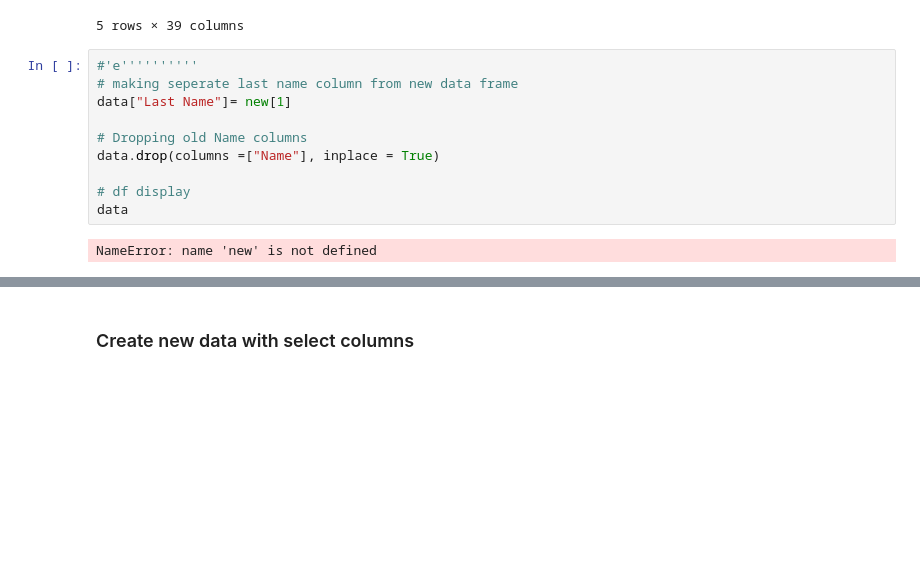
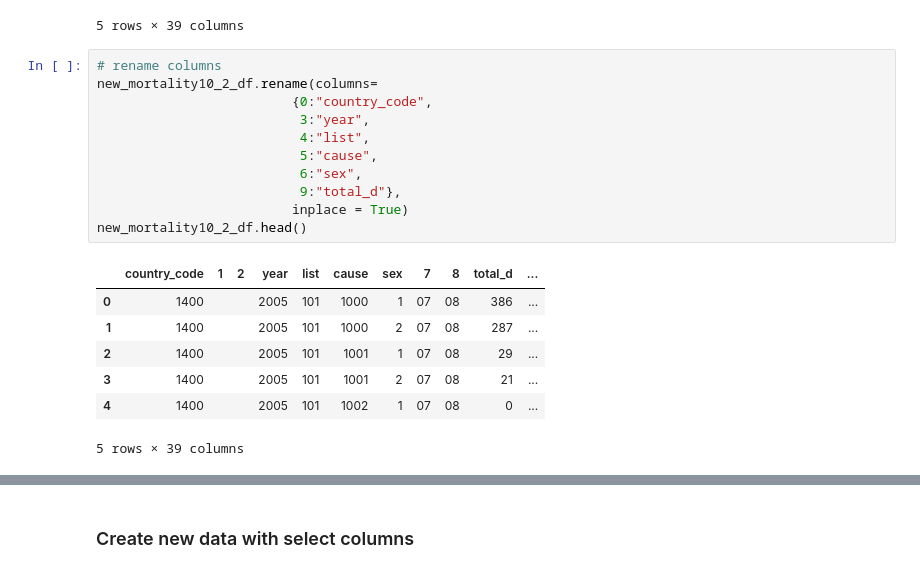
Before and after one commit to EJohnson7/ETL, a Jupyter notebook: Jupyter Notebook and more/data_etl.ipynb, the cells around one changed output, grey strips where cells are left out. Cells and saved outputs as stored; diff of their text form; blank space fills up the shorter version.

```diff
--- a/Jupyter Notebook and more/data_etl.ipynb
+++ b/Jupyter Notebook and more/data_etl.ipynb
@@ -289,15 +370,22 @@ new_mortality10_2_df.sort_values(3,ascending=True).head()
 | 157106 | 4186 |  |  | 2005 | 103 | R99 | 2 | 01 | 01 | 3 | ... | ... |
 | 157105 | 4186 |  |  | 2005 | 103 | R99 | 1 | 01 | 01 | 10 | ... | ... |
 5 rows × 39 columns
-# %%
-#'e''''''''''
-# making seperate last name column from new data frame
-data["Last Name"]= new[1]
-
-# Dropping old Name columns
-data.drop(columns =["Name"], inplace = True)
-
-# df display
-data
-# %% [output]
-NameError: name 'new' is not defined
+# %%
+# rename columns
+new_mortality10_2_df.rename(columns=
+                         {0:"country_code",
+                          3:"year",
+                          4:"list",
+                          5:"cause",
+                          6:"sex",
+                          9:"total_d"},
+                         inplace = True)
+new_mortality10_2_df.head()
+# %% [output]
+|  | country_code | 1 | 2 | year | list | cause | sex | 7 | 8 | total_d | ... |
+| 0 | 1400 |  |  | 2005 | 101 | 1000 | 1 | 07 | 08 | 386 | ... |
+| 1 | 1400 |  |  | 2005 | 101 | 1000 | 2 | 07 | 08 | 287 | ... |
+| 2 | 1400 |  |  | 2005 | 101 | 1001 | 1 | 07 | 08 | 29 | ... |
+| 3 | 1400 |  |  | 2005 | 101 | 1001 | 2 | 07 | 08 | 21 | ... |
+| 4 | 1400 |  |  | 2005 | 101 | 1002 | 1 | 07 | 08 | 0 | ... |
+5 rows × 39 columns
```
Also changed, not shown: parts of 25 cells of this notebook.
